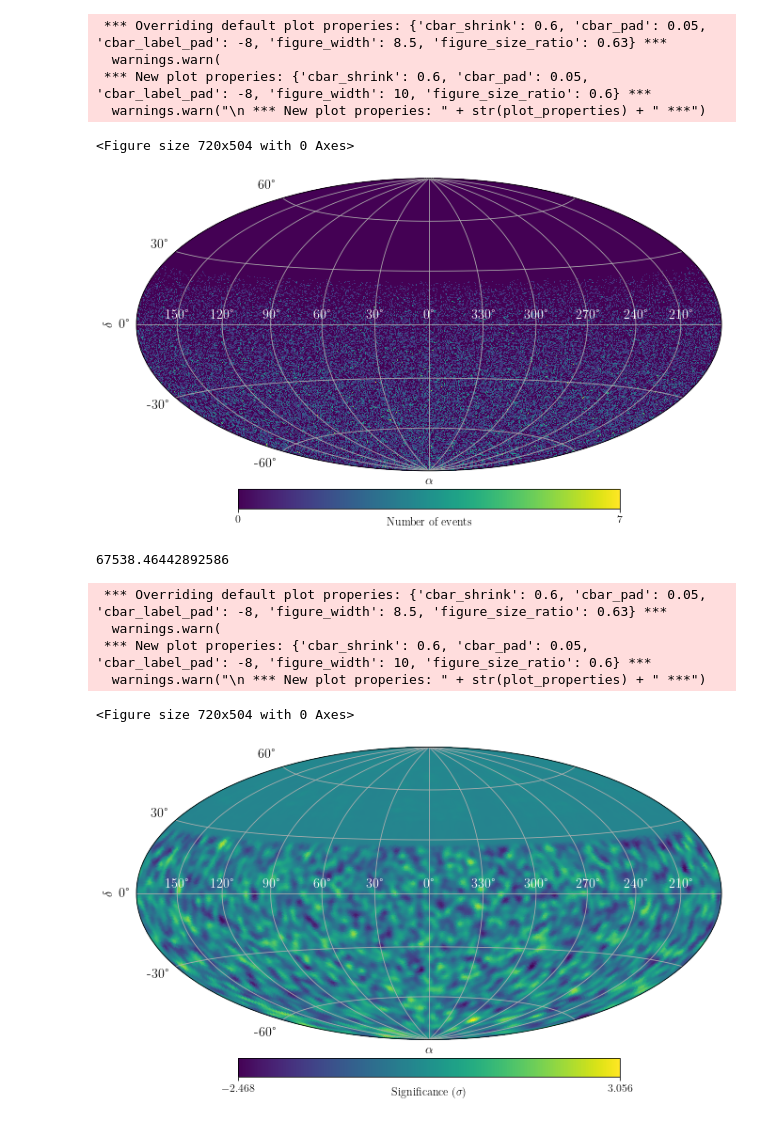
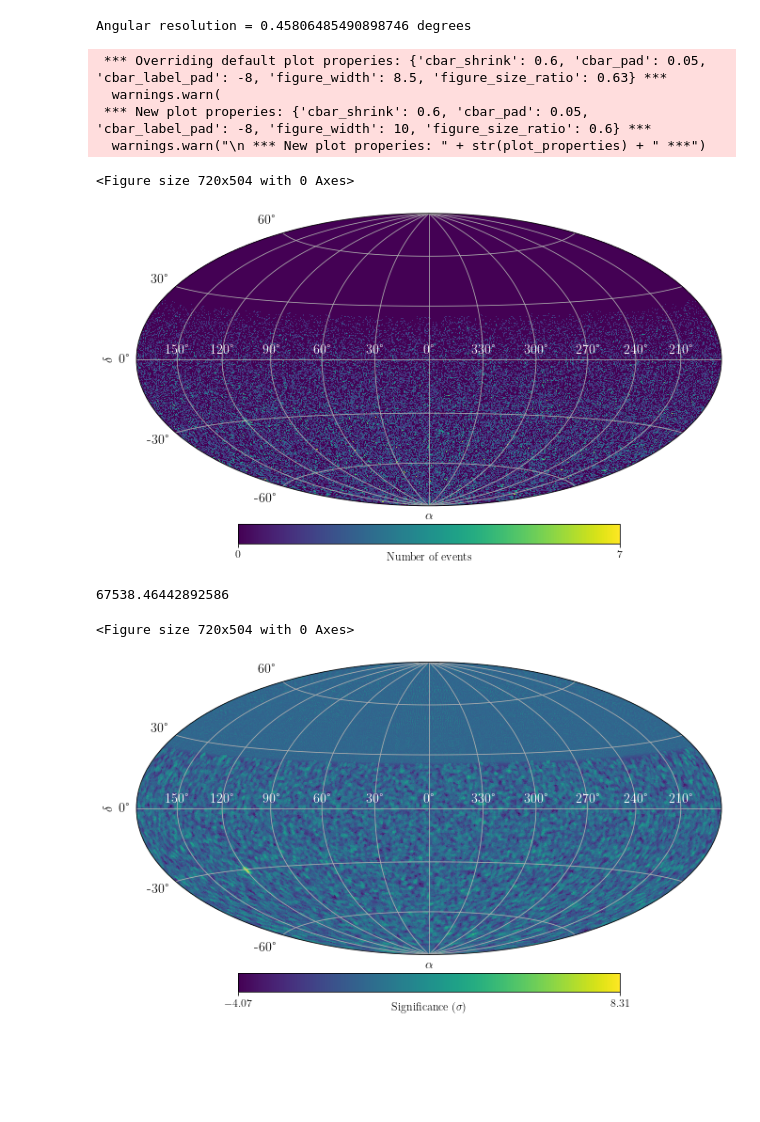
Before and after one commit to miguelajsmartins/Repeater_Analysis, a Jupyter notebook: SkyMaps/SkyMaps_LiMa_Significance.ipynb, the cells around one changed output. Drawn from its saved outputs; the diff is of its cells as text; code cells hidden in the pictures; blank space fills up the shorter version.

Commit message:
Changed angular window for computation of Li and Ma significance to 1 degree for consistency

```diff
--- a/SkyMaps/SkyMaps_LiMa_Significance.ipynb
+++ b/SkyMaps/SkyMaps_LiMa_Significance.ipynb
@@ -86,21 +86,27 @@ def FileToHealpyMap(filename, df_columns, NSIDE):
 #-------------------------------
 # main
 #-------------------------------
-path2file_ud = '../DataSets/Vertical/MockData_Repeaters/Repeater_RandPosAndDate_large_stats/'
+path2file_ud = '../DataSets/Vertical/MockData_Repeaters/Repeater_FixedPosAndDate_large_stats/'
 
 #defines the characteristics of the repeater to be read
-DATE = 'RandPosAndDate'
-PERIOD = '3600'
+DATE = 'Date_2015-01-01T00:00:00'
+PERIOD = '86164'
 N_EVENTS = '100000'
-REP_TOTAL_INTENSITY = '200'
-REP_INTENSITY = '5'
+REP_TOTAL_INTENSITY = '100'
+REP_INTENSITY = '100'
 
 
-filename_ud = 'IsoBG_ExpRepeater_%s_Period_%s_TotalEvents_%s_AcceptedRepEvents_%s_RepIntensity_%s_3843630_1.parquet' % (DATE, PERIOD, N_EVENTS, REP_TOTAL_INTENSITY, REP_INTENSITY)
+filename_ud = 'IsoBG_ExpRepeater_%s_Period_%s_TotalEvents_%s_AcceptedRepEvents_%s_RepIntensity_%s_3834357_1.parquet' % (DATE, PERIOD, N_EVENTS, REP_TOTAL_INTENSITY, REP_INTENSITY)
 
 #defines the NSIDE parameter (aka number of pixels <-> angular resolution)
 NSIDE = 128
 
+#prints the angular resolution in degrees
+angular_resolution = np.degrees(hp.nside2resol(NSIDE))
+
+print("Angular resolution =", angular_resolution,"degrees")
+
+#obtain map from parquet file
 ud_skymap = FileToHealpyMap(path2file_ud + filename_ud, ['rep_ud_ra', 'rep_ud_dec'], NSIDE)
 
 #create figure
@@ -126,12 +132,13 @@ projview(
 
 plt.savefig('Skymap_REP_%s_Period_%s_NEvents_%s_AcceptedRepEvents_%s_RepIntensity_%s.pdf' % (DATE, PERIOD, N_EVENTS, REP_TOTAL_INTENSITY, REP_INTENSITY),dpi=500)
 # %% [output]
- *** Overriding default plot properies: {'cbar_shrink': 0.6, 'cbar_pad': 0.05, 'cbar_label_pad': -8, 'figure_width': 8.5, 'figure_size_ratio': 0.63} ***
-  warnings.warn(
- *** New plot properies: {'cbar_shrink': 0.6, 'cbar_pad': 0.05, 'cbar_label_pad': -8, 'figure_width': 10, 'figure_size_ratio': 0.6} ***
-  warnings.warn("\n *** New plot properies: " + str(plot_properties) + " ***")
+Angular resolution = 0.45806485490898746 degrees
-<Figure size 720x504 with 0 Axes>
+ *** Overriding default plot properies: {'cbar_shrink': 0.6, 'cbar_pad': 0.05, 'cbar_label_pad': -8, 'figure_width': 8.5, 'figure_size_ratio': 0.63} ***
+  warnings.warn(
+ *** New plot properies: {'cbar_shrink': 0.6, 'cbar_pad': 0.05, 'cbar_label_pad': -8, 'figure_width': 10, 'figure_size_ratio': 0.6} ***
+  warnings.warn("\n *** New plot properies: " + str(plot_properties) + " ***")
+<Figure size 720x504 with 0 Axes>
-[figure, old version]
+[figure, new version]
 # %%
 #defines the top-hat function for the computation of the LiMa significance
 def top_hat_beam(radius, NSIDE):
@@ -179,7 +186,7 @@ def relative_exposure(dec, lat_auger, theta_min, theta_max):
     return math.cos(lat_auger)*math.cos(dec)*(math.sin(h_max) - math.sin(h_min)) + (h_max - h_min)*math.sin(lat_auger)*math.sin(dec)
 
 #creates the smooth map using the top hat proceedure
-topHat_smoothing_radius = math.radians(2)
+topHat_smoothing_radius = math.radians(1)
 
 #creates smoothed top and Gaussian smoothed count maps
 topHat_smooth_skymap_ud = TopHatSmoothedMap(ud_skymap,topHat_smoothing_radius, NSIDE)
@@ -274,38 +281,34 @@ significance_map = LiMaSignificance(LiMa_LiMa_alpha, N_on, N_off)
 Gaussian_significance_map = hp.smoothing(significance_map, sigma=0.5*topHat_smoothing_radius)
 
 #creates mask to avoid showing pixels in region where exposure is null
 mask = np.zeros(hp.nside2npix(NSIDE))
 mask[hp.query_strip(NSIDE, np.pi/2-(theta_max + lat_auger), 0)] = 1
 
 #create figure
 fig = plt.figure(figsize=(10,7)) #create figure
 
 #plot sky map
 projview(
-    Gaussian_significance_map,
+    significance_map,
     graticule=True,
     graticule_labels=True,
     #title=r"Instantaneous exposure for " + str(theta_min) + r"$^\circ < \theta < $ " + str(theta_max) + r"$^\circ$ on " + str(t.fits),
     unit=r"Significance ($\sigma$)",
     xlabel=r"$\alpha$",
     ylabel=r"$\delta$",
     cb_orientation="horizontal",
     #max = max(significance_map),
     #min = -max(significance_map),
     projection_type="hammer",
     fontsize={'title':16, 'xlabel':14, 'ylabel':14, 'xtick_label':14, 'ytick_label':14},
     override_plot_properties={'figure_width':10, 'figure_size_ratio':0.6},
     longitude_grid_spacing = 30,
     latitude_grid_spacing = 30,
     xtick_label_color='white'
 )
 
-plt.savefig('SkyMap_GaussianSmooth_LiMaSignificance_REP_%s_Period_%s_NEvents_%s_AcceptedRepEvents_%s_RepIntensity_%s.pdf' % (DATE, PERIOD, N_EVENTS, REP_TOTAL_INTENSITY, REP_INTENSITY),dpi=500)
+plt.savefig('SkyMap_TopHatSmooth_LiMaSignificance_REP_%s_Period_%s_NEvents_%s_AcceptedRepEvents_%s_RepIntensity_%s.pdf' % (DATE, PERIOD, N_EVENTS, REP_TOTAL_INTENSITY, REP_INTENSITY),dpi=500)
 # %% [output]
 67538.46442892586
- *** Overriding default plot properies: {'cbar_shrink': 0.6, 'cbar_pad': 0.05, 'cbar_label_pad': -8, 'figure_width': 8.5, 'figure_size_ratio': 0.63} ***
-  warnings.warn(
- *** New plot properies: {'cbar_shrink': 0.6, 'cbar_pad': 0.05, 'cbar_label_pad': -8, 'figure_width': 10, 'figure_size_ratio': 0.6} ***
-  warnings.warn("\n *** New plot properies: " + str(plot_properties) + " ***")
+<Figure size 720x504 with 0 Axes>
-<Figure size 720x504 with 0 Axes>
-[figure, old version]
+[figure, new version]
```
Also changed, not shown: 14 other files.
